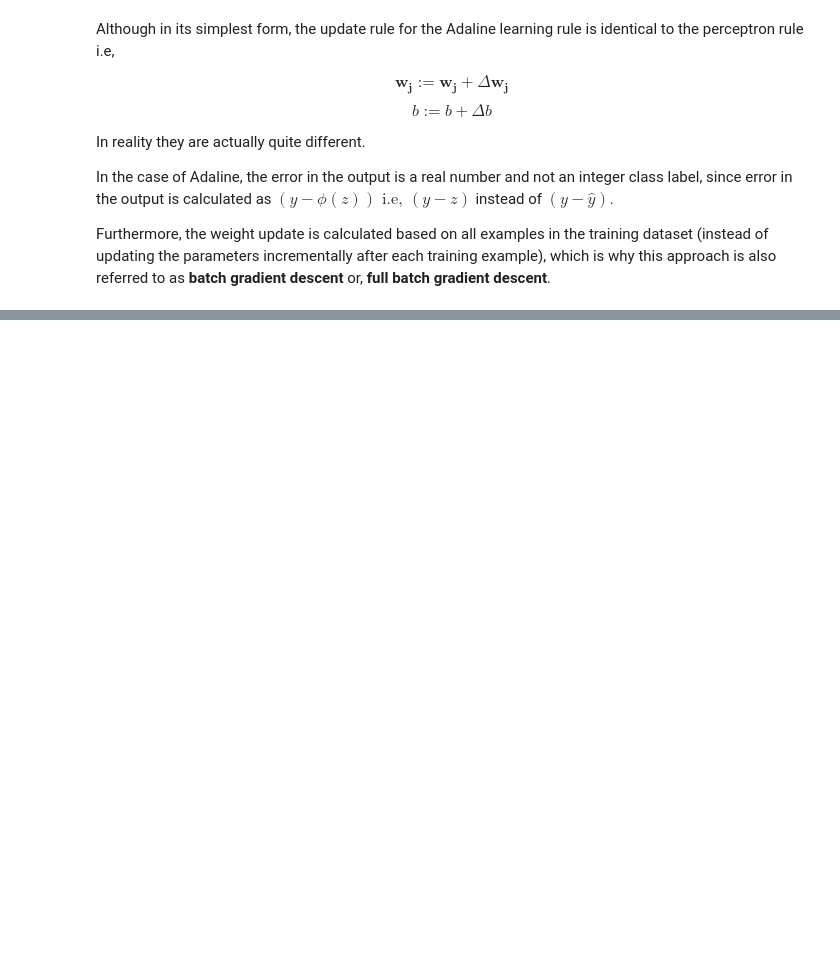
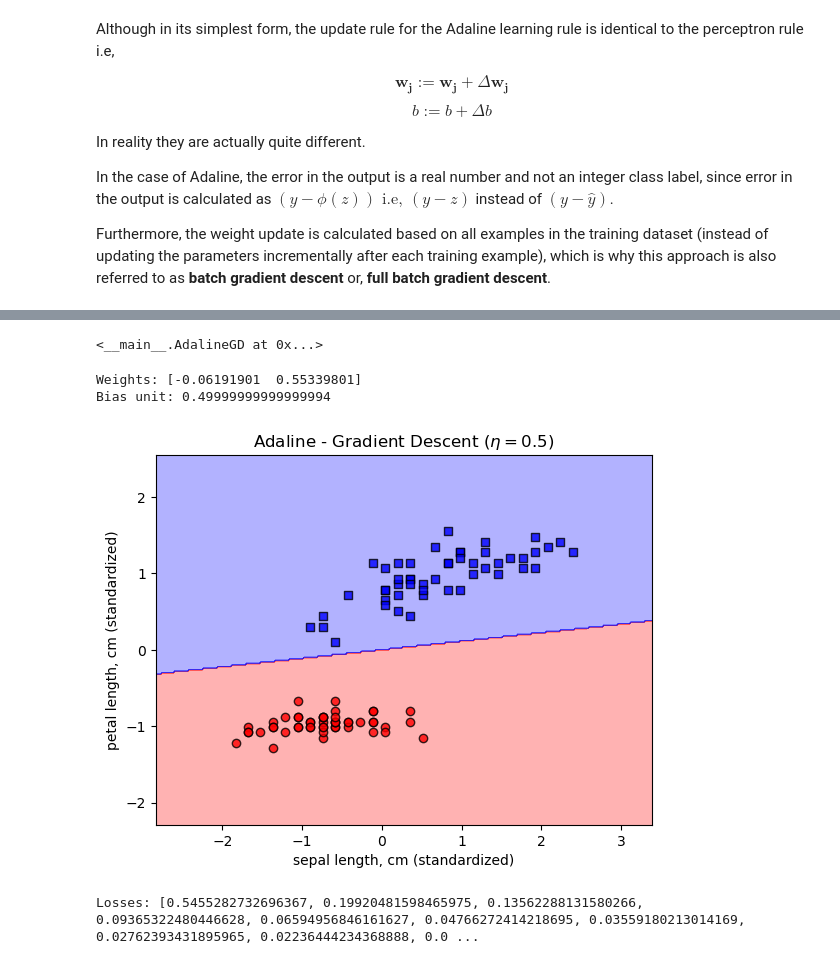
Before and after one commit to AindreaAjax/ML_Introduction, a Jupyter notebook: ML_Basics/02_Perceptron_and_Adaptive_Linear_Neurons.ipynb, the cells around one changed output, grey strips where cells are left out. Drawn from its saved outputs; the diff is of its cells as text; code cells hidden in the pictures; blank space fills up the shorter version.

```diff
--- a/ML_Basics/02_Perceptron_and_Adaptive_Linear_Neurons.ipynb
+++ b/ML_Basics/02_Perceptron_and_Adaptive_Linear_Neurons.ipynb
@@ -424,0 +636,5 @@ Furthermore, the weight update is calculated based on all examples in the traini
+# %%
+# standardizing our training data i.e, the feature matrix
+X_std = X.copy()
+X_std[:, 0] = (X_std[:, 0] - X_std[:, 0].mean()) / X_std[:, 0].std()
+X_std[:, 1] = (X_std[:, 1] - X_std[:, 1].mean()) / X_std[:, 1].std()
@@ -424,0 +661,27 @@ Furthermore, the weight update is calculated based on all examples in the traini
+# %%
+# training the AdalineGD model with standardized training data and a learning rate of 0.5
+ada = AdalineGD(eta=0.5, n_epochs=15)
+ada.fit(X_std, y)
+# %% [output]
+<__main__.AdalineGD at 0x...>
+# %%
+# the weights and bias unit
+print(f"Weights: {ada.w_}")
+print(f"Bias unit: {ada.b_}")
+# %% [output]
+Weights: [-0.06191901  0.55339801]
+Bias unit: 0.49999999999999994
+# %%
+# plotting the decision regions
+plot_decision_regions(X_std, y, ada)
+plt.xlabel("sepal length, cm (standardized)")
+plt.ylabel("petal length, cm (standardized)")
+plt.title(r"Adaline - Gradient Descent ($\eta = 0.5$)")
+plt.show()
+# %% [output]
+[figure, added]
+# %%
+# losses in each epoch
+print(f"Losses: {ada.losses_}")
+# %% [output]
+Losses: [0.5455282732696367, 0.19920481598465975, 0.13562288131580266, 0.09365322480446628, 0.06594956846161627, 0.04766272414218695, 0.03559180213014169, 0.02762393431895965, 0.02236444234368888, 0.0 ...
```
Also changed, not shown: parts of 36 cells of this notebook.
